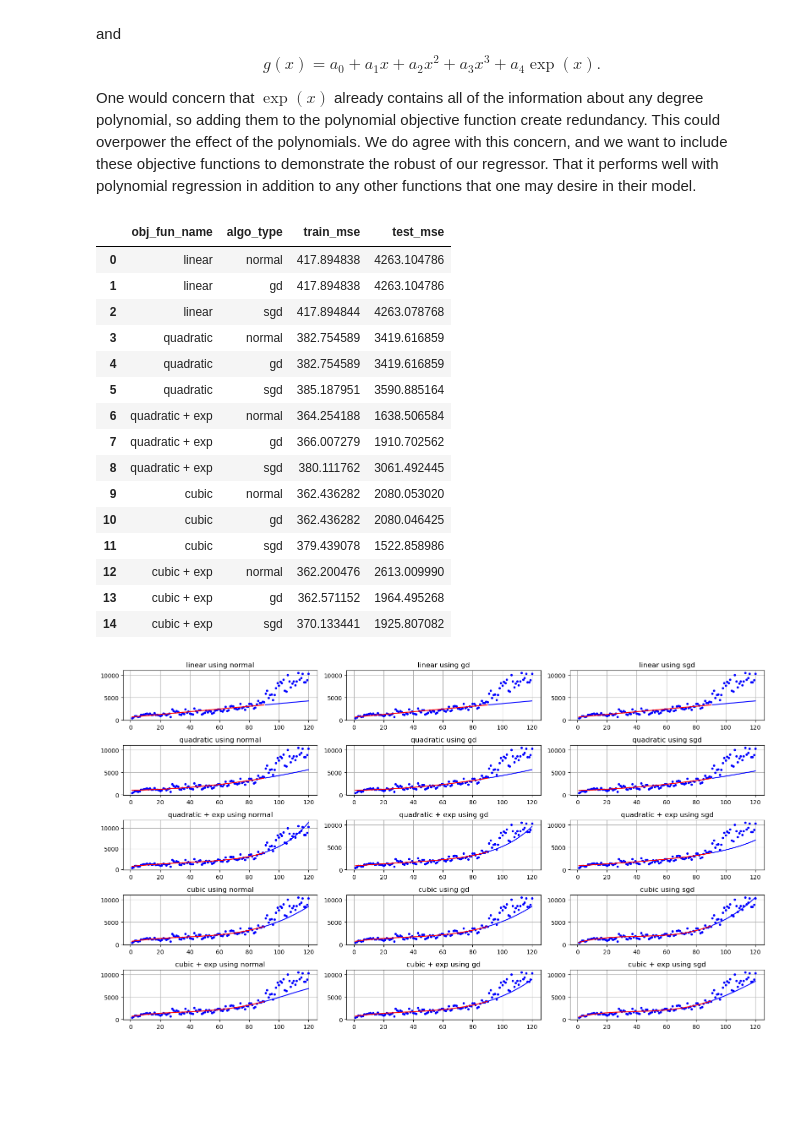
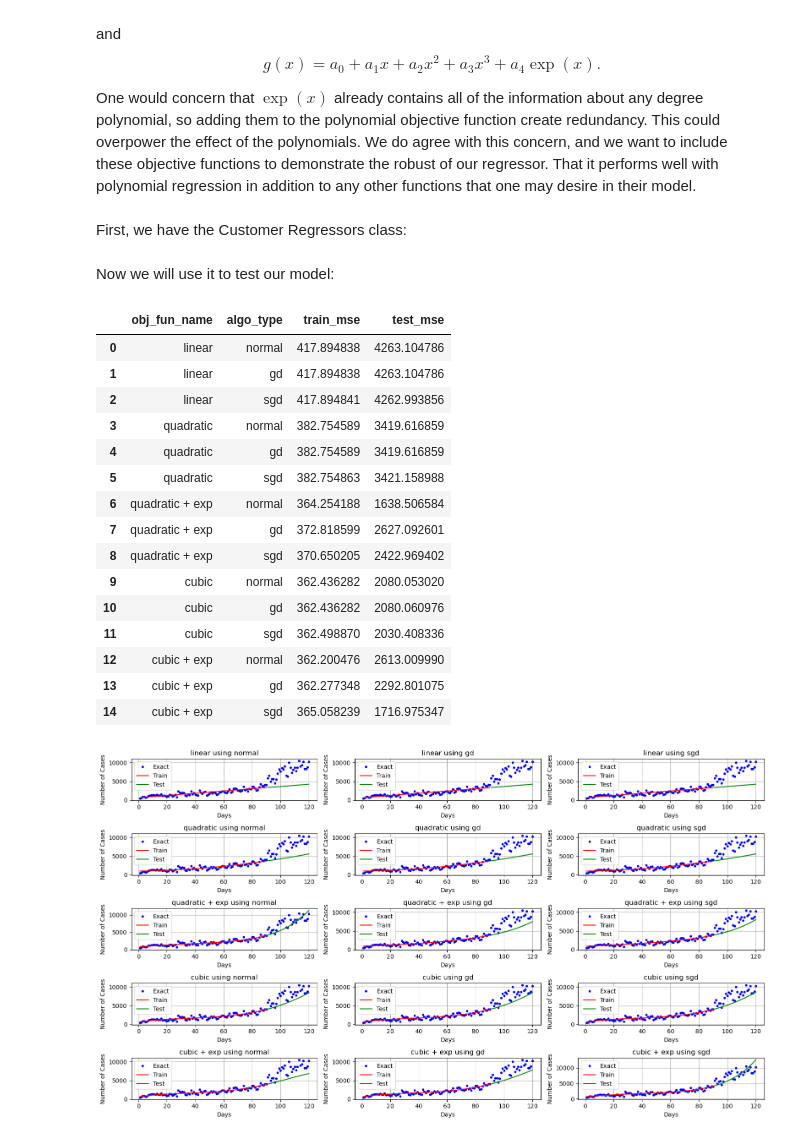
Before and after one commit to nhatthanhtran/Math228_DataScience, a Jupyter notebook: Project1/Project1.ipynb, the cells around one changed output. Saved outputs shown, nothing was run; the diff lists cells and outputs as text; code cells hidden in the pictures; blank space fills up the shorter version.

```diff
--- a/Project1/Project1.ipynb
+++ b/Project1/Project1.ipynb
@@ -11,3 +11,5 @@ and
 $$ g(x) = a_0 + a_1 x + a_2 x^2 + a_3x^3+ a_4\exp(x).$$
 
 One would concern that $\exp(x)$ already contains all of the information about any degree polynomial, so adding them to the polynomial objective function create redundancy. This could overpower the effect of the polynomials. We do agree with this concern, and we want to include these objective functions to demonstrate the robust of our regressor. That it performs well with polynomial regression in addition to any other functions that one may desire in their model.
+# %% [markdown]
+First, we have the Customer Regressors class:
@@ -14,5 +99,7 @@ One would concern that $\exp(x)$ already contains all of the information about a
+# %% [markdown]
+Now we will use it to test our model:
 # %%
-from estimators import CustomRegressors
+
 import numpy as np
 import matplotlib as mpl
 import matplotlib.pyplot as plt
@@ -72,7 +159,7 @@ algos = [
     },
     {
         "type": "sgd",
-        "gd_params": {"lr": 0.001, "num_epochs": 1000, "batch_size": 20}
+        "gd_params": {"lr": 0.001, "num_epochs": 1000, "batch_size": 10}
     }
 ]
 
@@ -105,43 +192,46 @@ for (obj_func, algo), ax in zip(it.product(obj_funcs, algos), axs.flat):
     temp_df = pd.DataFrame(
         [
             [
                 obj_func["name"],
                 algo["type"],
                 mse_train,
                 mse_pred
             ]
         ],
         columns=column_names
     )
 
     df_results = pd.concat([df_results, temp_df], ignore_index=True)
-    ax.plot(X_train, y_train, "b.")
-    ax.plot(X_train, y_pred, "r-")
+    ax.plot(X_train, y_train, "b.", label="Exact")
+    ax.plot(X_train, y_pred, "r-", label="Train")
     ax.plot(X_test, y_test, "b.")
-    ax.plot(X_test, y_test_pred, "r-")
+    ax.plot(X_test, y_test_pred, "g-", label="Test")
 
+    ax.set_xlabel("Days")
+    ax.set_ylabel("Number of Cases")
     ax.set_title(f'{obj_func["name"]} using {algo["type"]}')
+    ax.legend(loc="upper left")
     ax.grid()
 
 fig.tight_layout()
 fig.show()
 display(df_results)
 # %% [output]
 |  | obj_fun_name | algo_type | train_mse | test_mse |
 | 0 | linear | normal | 417.894838 | 4263.104786 |
 | 1 | linear | gd | 417.894838 | 4263.104786 |
-| 2 | linear | sgd | 417.894844 | 4263.078768 |
+| 2 | linear | sgd | 417.894841 | 4262.993856 |
 | 3 | quadratic | normal | 382.754589 | 3419.616859 |
 | 4 | quadratic | gd | 382.754589 | 3419.616859 |
-| 5 | quadratic | sgd | 385.187951 | 3590.885164 |
+| 5 | quadratic | sgd | 382.754863 | 3421.158988 |
 | 6 | quadratic + exp | normal | 364.254188 | 1638.506584 |
-| 7 | quadratic + exp | gd | 366.007279 | 1910.702562 |
-| 8 | quadratic + exp | sgd | 380.111762 | 3061.492445 |
+| 7 | quadratic + exp | gd | 372.818599 | 2627.092601 |
+| 8 | quadratic + exp | sgd | 370.650205 | 2422.969402 |
 | 9 | cubic | normal | 362.436282 | 2080.053020 |
-| 10 | cubic | gd | 362.436282 | 2080.046425 |
-| 11 | cubic | sgd | 379.439078 | 1522.858986 |
+| 10 | cubic | gd | 362.436282 | 2080.060976 |
+| 11 | cubic | sgd | 362.498870 | 2030.408336 |
 | 12 | cubic + exp | normal | 362.200476 | 2613.009990 |
-| 13 | cubic + exp | gd | 362.571152 | 1964.495268 |
-| 14 | cubic + exp | sgd | 370.133441 | 1925.807082 |
+| 13 | cubic + exp | gd | 362.277348 | 2292.801075 |
+| 14 | cubic + exp | sgd | 365.058239 | 1716.975347 |
-[figure, old version]
+[figure, new version]
 # %% [markdown]
```
Also changed, not shown: parts of 2 cells of this notebook.
